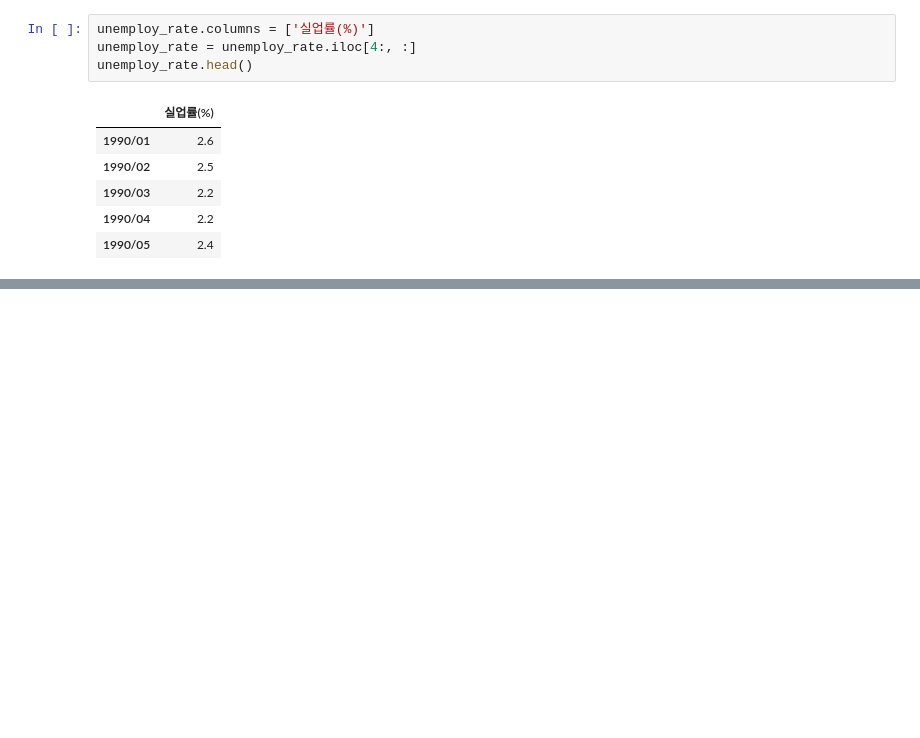
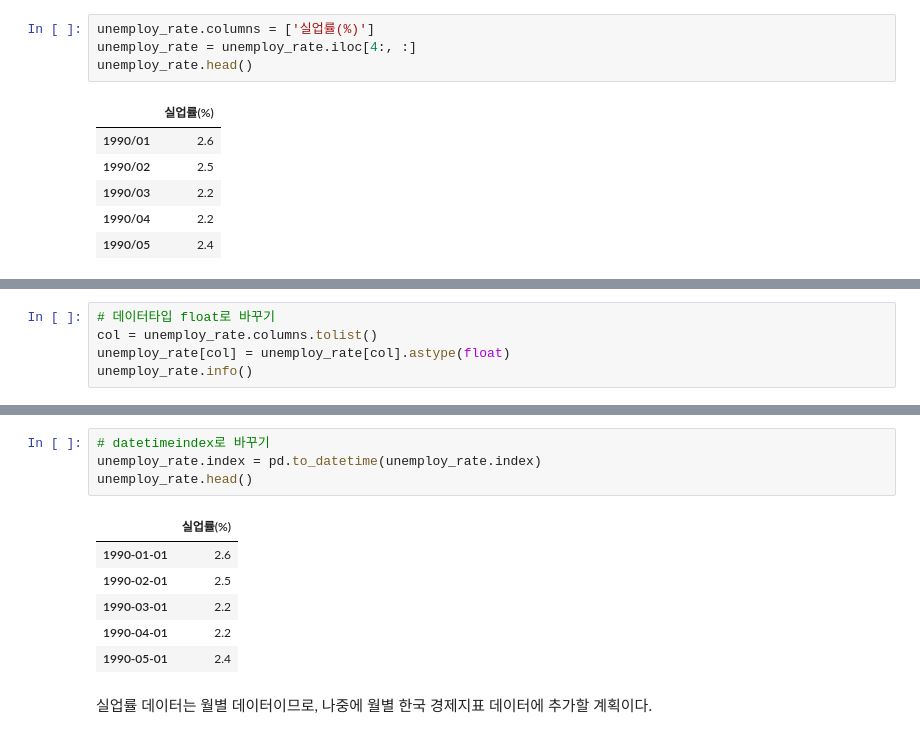
Before and after one commit to nan-park/section2_project, a Jupyter notebook: kor_data_preprocessing.ipynb, the cells around one changed output, grey strips where cells are left out. Saved outputs shown, nothing was run; the diff lists cells and outputs as text; blank space fills up the shorter version.

```diff
--- a/kor_data_preprocessing.ipynb
+++ b/kor_data_preprocessing.ipynb
@@ -534,3 +536,8 @@ Data columns (total 1 columns):
  0   실업률(%)  392 non-null    object
 dtypes: object(1)
 memory usage: 6.1+ KB
+# %%
+# 데이터타입 float로 바꾸기
+col = unemploy_rate.columns.tolist()
+unemploy_rate[col] = unemploy_rate[col].astype(float)
+unemploy_rate.info()
@@ -536,0 +553,13 @@ memory usage: 6.1+ KB
+# %%
+# datetimeindex로 바꾸기
+unemploy_rate.index = pd.to_datetime(unemploy_rate.index)
+unemploy_rate.head()
+# %% [output]
+|  | 실업률(%) |
+| 1990-01-01 | 2.6 |
+| 1990-02-01 | 2.5 |
+| 1990-03-01 | 2.2 |
+| 1990-04-01 | 2.2 |
+| 1990-05-01 | 2.4 |
+# %% [markdown]
+실업률 데이터는 월별 데이터이므로, 나중에 월별 한국 경제지표 데이터에 추가할 계획이다.
```
Also changed, not shown: parts of 14 cells of this notebook.
